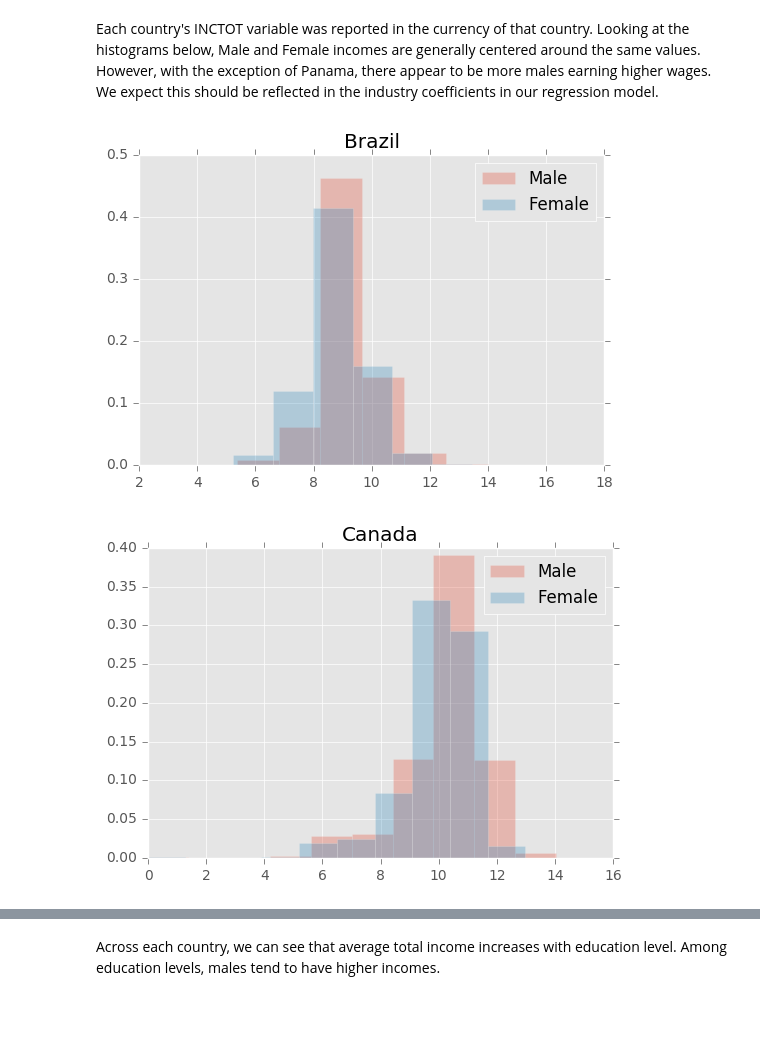
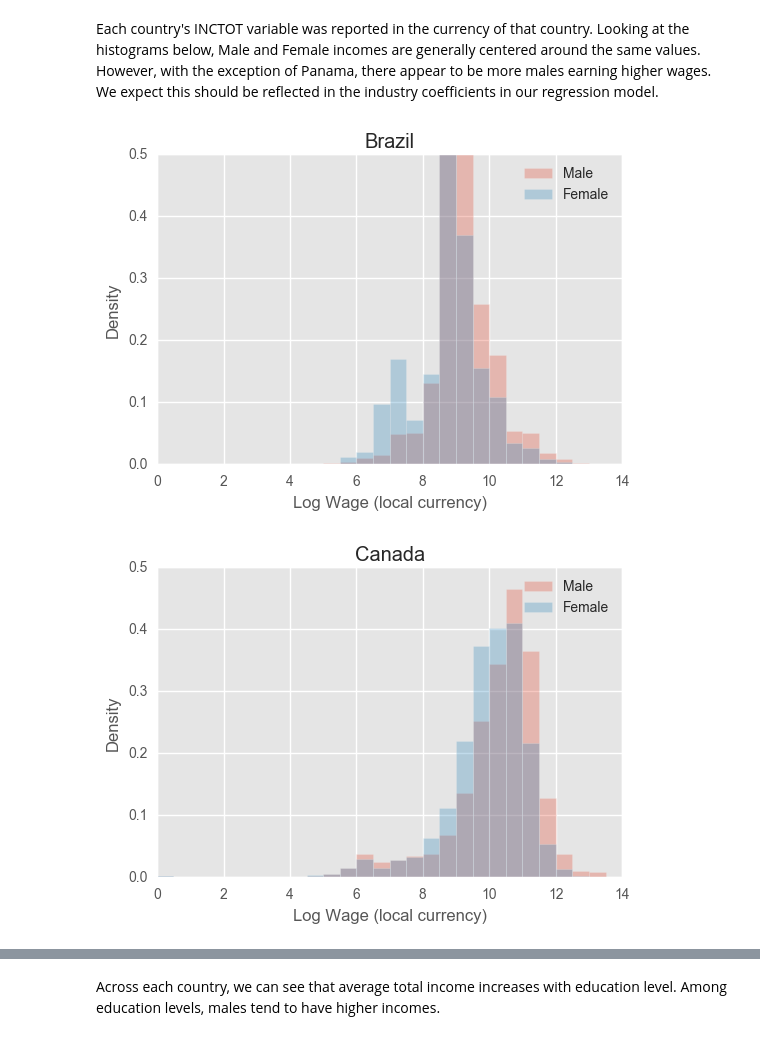
Before and after one commit to chrisdfong/Gender-Pay-Gap-Analysis, a Jupyter notebook: Project.ipynb, the cells around one changed output, grey strips where cells are left out. Saved outputs shown, nothing was run; the diff lists cells and outputs as text; code cells hidden in the pictures; blank space fills up the shorter version.

Commit message:
standardizing graphs, ordering crosstabs

```diff
--- a/Project.ipynb
+++ b/Project.ipynb
@@ -144,9 +141,9 @@ Summary tables and statistics.
 # %%
-Brazil = pd.read_csv('../Brazil.csv')
-Canada = pd.read_csv('../Canada.csv')
-Panama = pd.read_csv('../Panama.csv')
-PuertoRico = pd.read_csv('../PuertoRico.csv')
-UnitedStates = pd.read_csv('../UnitedStates.csv')
+Brazil = pd.read_csv('Brazil.csv')
+Canada = pd.read_csv('Canada.csv')
+Panama = pd.read_csv('Panama.csv')
+PuertoRico = pd.read_csv('PuertoRico.csv')
+UnitedStates = pd.read_csv('UnitedStates.csv')
 Brazil.head()
 # %% [output]
 |  | COUNTRY | PERWT | AGE | SEX | MARST | NATIVITY | EDATTAIN | EMPSTAT | OCCISCO | INDGEN | INCTOT |
@@ -167,10 +158,14 @@ countryNames = ["Brazil", "Canada", "Panama", "PuertoRico", "UnitedStates"]
 # %% [markdown]
 Brazil and Panama appear to have younger populations since their ages are skewed right.  Canada, Puerto Rico, and the United States are more centered around age 50-60.  There don't appear to be any drastic differences in age for males and females in each country.  Older people would be expected to earn more because they have more experience.  Although our Age variable doesn't fully reflect a person's experience, the fact that there aren't gender age inequalities is helpful for understanding our analysis.
 # %%
+bins = np.arange(16, 100, 5)
 for i in range(0, 5):
     plt.figure(i)
-    plt.hist(data=countries[i][countries[i]["SEX"] == "Male"], x="AGE", normed=True, alpha=0.3, label="Male")
-    plt.hist(data=countries[i][countries[i]["SEX"] == "Female"], x="AGE", normed=True, alpha=0.3, label="Female")
+    plt.hist(data=countries[i][countries[i]["SEX"] == "Male"], x="AGE", normed=True, alpha=0.3, label="Male", bins=bins)
+    plt.hist(data=countries[i][countries[i]["SEX"] == "Female"], x="AGE", normed=True, alpha=0.3, label="Female", bins=bins)
     plt.title(countryNames[i])
+    plt.xlabel('Age (years)')
+    plt.ylabel('Density')
+    plt.ylim(0, .025)
     plt.legend()
 # %% [output]
@@ -182,12 +177,16 @@ for i in range(0, 5):
 # %% [markdown]
 Each country's INCTOT variable was reported in the currency of that country.  Looking at the histograms below, Male and Female incomes are generally centered around the same values.  However, with the exception of Panama, there appear to be more males earning higher wages.  We expect this should be reflected in the industry coefficients in our regression model.
 # %%
+bins = np.arange(0,14,.5)
 for i in range(0, 5):
     plt.figure(i)
-    plt.hist(data=countries[i][countries[i]["SEX"] == "Male"], x="INCTOT", normed=True, alpha=0.3, label="Male")
-    plt.hist(data=countries[i][countries[i]["SEX"] == "Female"], x="INCTOT", normed=True, alpha=0.3, label="Female")
+    plt.hist(data=countries[i][countries[i]["SEX"] == "Male"], x="INCTOT", normed=True, alpha=0.3, label="Male", bins=bins)
+    plt.hist(data=countries[i][countries[i]["SEX"] == "Female"], x="INCTOT", normed=True, alpha=0.3, label="Female", bins=bins)
     plt.title(countryNames[i])
+    plt.ylim(0, .5)
+    plt.xlabel('Log Wage (local currency)')
+    plt.ylabel('Density')
     plt.legend()
 # %% [output]
-[figure, old version]
+[figure, new version]
-[figure, old version]
+[figure, new version]
```
Also changed, not shown: parts of 20 cells of this notebook, 1 other file.
